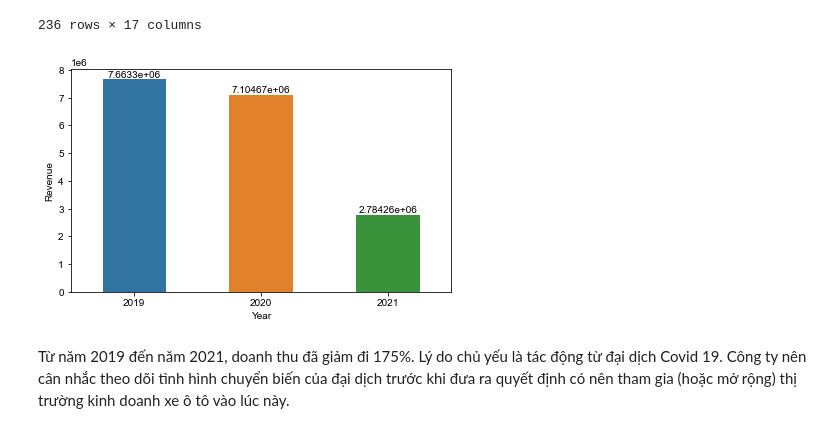
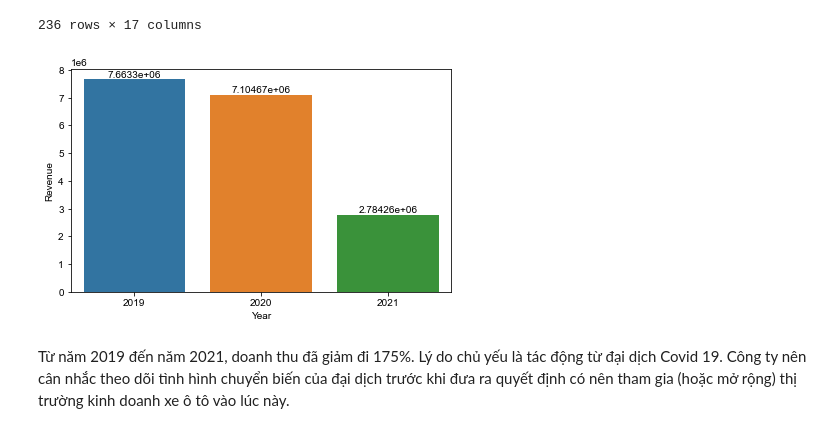
Before and after one commit to TVVY/Project, a Jupyter notebook: Ta Van Vy - Case Study.ipynb, the cells around one changed output. Saved outputs shown, nothing was run; the diff lists cells and outputs as text; code cells hidden in the pictures.

```diff
--- a/Ta Van Vy - Case Study.ipynb
+++ b/Ta Van Vy - Case Study.ipynb
@@ -397,14 +440,14 @@ Sales
 # %%
 SalesYear = Sales.groupby('Year')['Revenue'].sum().to_frame()
 SalesYear
-ax = sns.barplot(x = SalesYear.index, y = SalesYear.Revenue, width=0.5)
+ax = sns.barplot(x = SalesYear.index, y = SalesYear.Revenue)
 for i in ax.containers:
     ax.bar_label(i,)
 sns.set(rc = {'figure.figsize':(5,5)})
 plt.tight_layout()
 plt.show()
 # %% [output]
-[figure, old version]
+[figure, new version]
 # %% [markdown]
 Từ năm 2019 đến năm 2021, doanh thu đã giảm đi 175%.
 Lý do chủ yếu là tác động từ đại dịch Covid 19.
```
Also changed, not shown: parts of 15 cells of this notebook.
